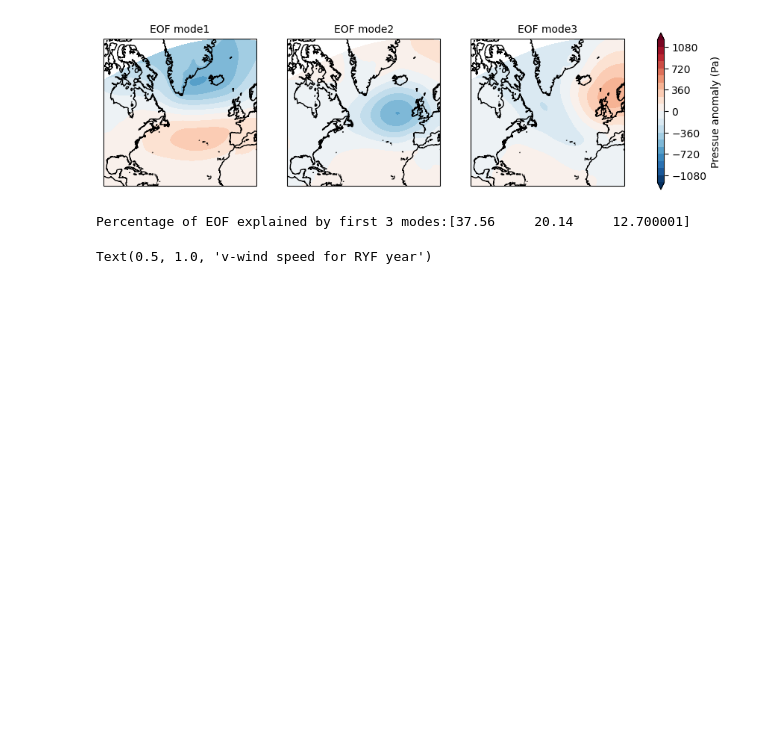
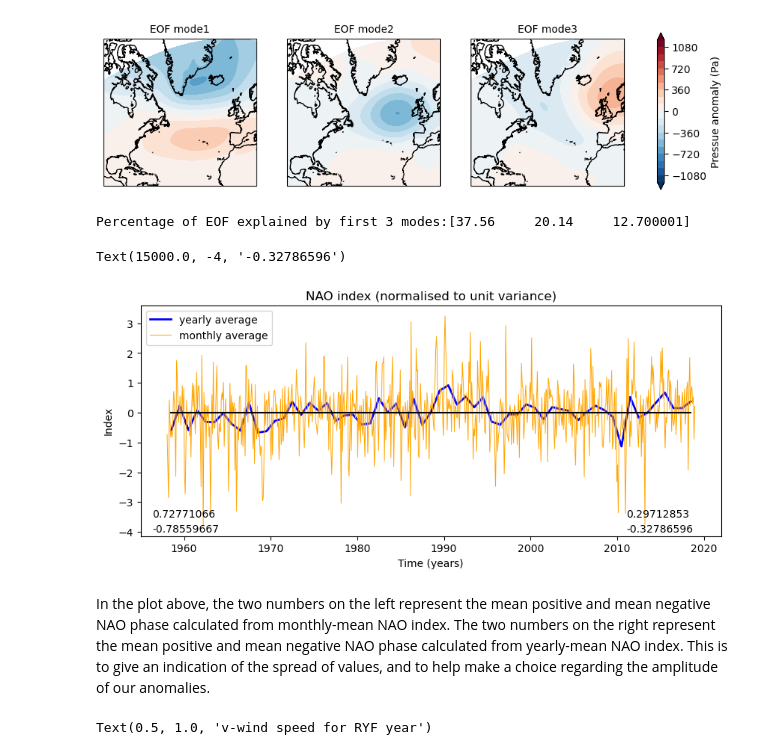
Before and after one commit to dhruvbhagtani/North-Atlantic-Oscillation-tests, a Jupyter notebook: Repeat-year-forcing-setup/Choosing-amplitude-NAO-std.ipynb, the cells around one changed output. Drawn from its saved outputs; the diff is of its cells as text; code cells hidden in the pictures; blank space fills up the shorter version.

Commit message:
Added time series for NAO index

```diff
--- a/Repeat-year-forcing-setup/Choosing-amplitude-NAO-std.ipynb
+++ b/Repeat-year-forcing-setup/Choosing-amplitude-NAO-std.ipynb
@@ -128,6 +128,33 @@ print('Percentage of EOF explained by first ' + str(3) + ' modes:' + str(
     100 * np.round(solver_SLP.varianceFraction(neigs = 3).values, 4)))
 # %% [output]
 Percentage of EOF explained by first 3 modes:[37.56     20.14     12.700001]
+# %%
+NAO_index = solver_SLP.pcs(npcs = npcs, pcscaling = 1).sel(mode = 0)
+plt.figure(figsize = (10, 4))
+NAO_index.coarsen(time = 12).mean().plot(color = 'blue', lw = 2, label = 'yearly average')
+NAO_index.plot(color = 'orange', lw = 0.7, label = 'monthly average')
+plt.plot(NAO_index.coarsen(time = 12).mean().time, np.zeros(61), color = 'black')
+plt.ylabel('Index')
+plt.xlabel('Time (years)')
+plt.title('NAO index (normalised to unit variance)')
+plt.legend()
+
+positive_cases_monthly_mean = xr.where(NAO_index >0, NAO_index, np.nan).mean('time').values
+negative_cases_monthly_mean = xr.where(NAO_index <0, NAO_index, np.nan).mean('time').values
+
+positive_cases_yearly_mean = xr.where(NAO_index.coarsen(time = 12).mean() >0, NAO_index.coarsen(time = 12).mean(), np.nan).mean('time').values
+negative_cases_yearly_mean = xr.where(NAO_index.coarsen(time = 12).mean() <0, NAO_index.coarsen(time = 12).mean(), np.nan).mean('time').values
+
+plt.text(-0.5e4, -3.5, positive_cases_monthly_mean)
+plt.text(-0.5e4, -4, negative_cases_monthly_mean)
+
+plt.text(1.5e4, -3.5, positive_cases_yearly_mean)
+plt.text(1.5e4, -4, negative_cases_yearly_mean)
+# %% [output]
+Text(15000.0, -4, '-0.32786596')
+[figure, added]
+# %% [markdown]
+In the plot above, the two numbers on the left represent the mean positive and mean negative NAO phase calculated from monthly-mean NAO index. The two numbers on the right represent the mean positive and mean negative NAO phase calculated from yearly-mean NAO index. This is to give an indication of the spread of values, and to help make a choice regarding the amplitude of our anomalies.
 # %%
 NAO_index = solver_SLP.pcs(npcs = npcs, pcscaling = 1).sel(mode = 0)
 
```
